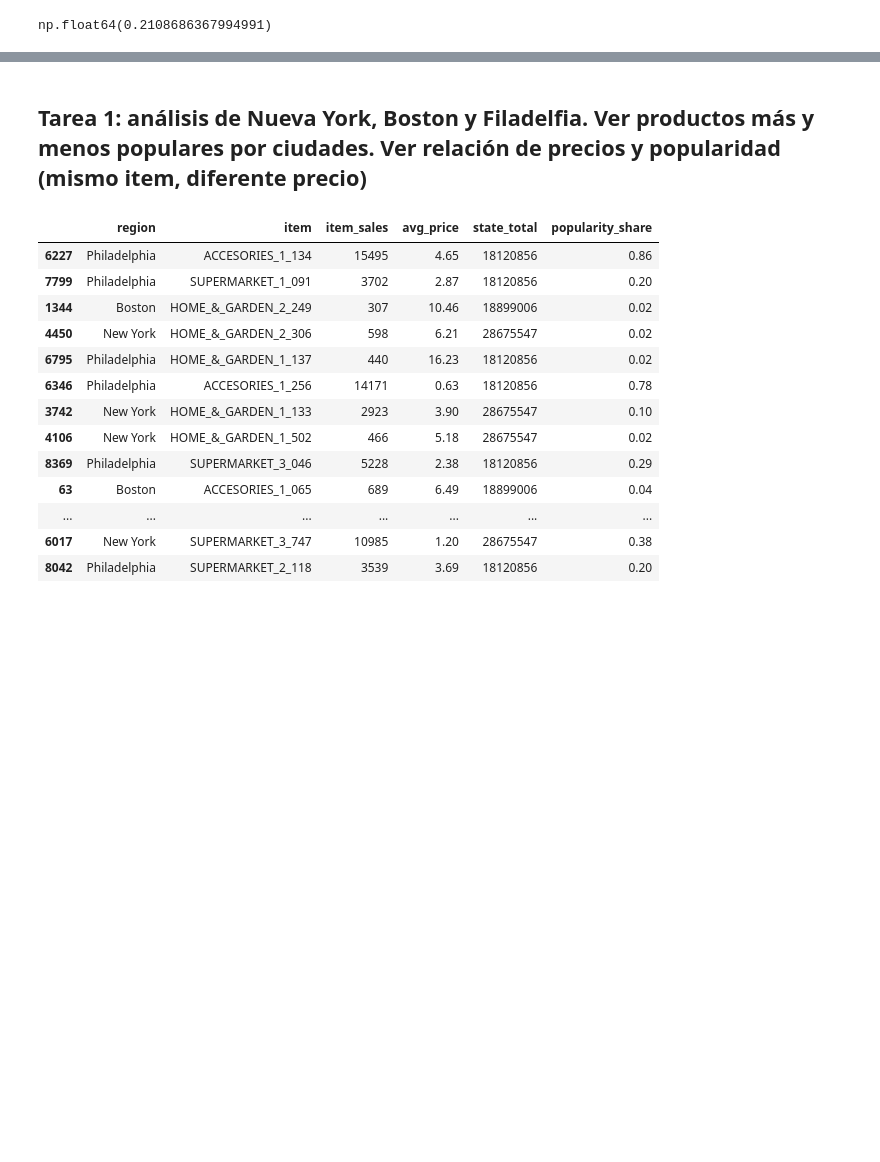
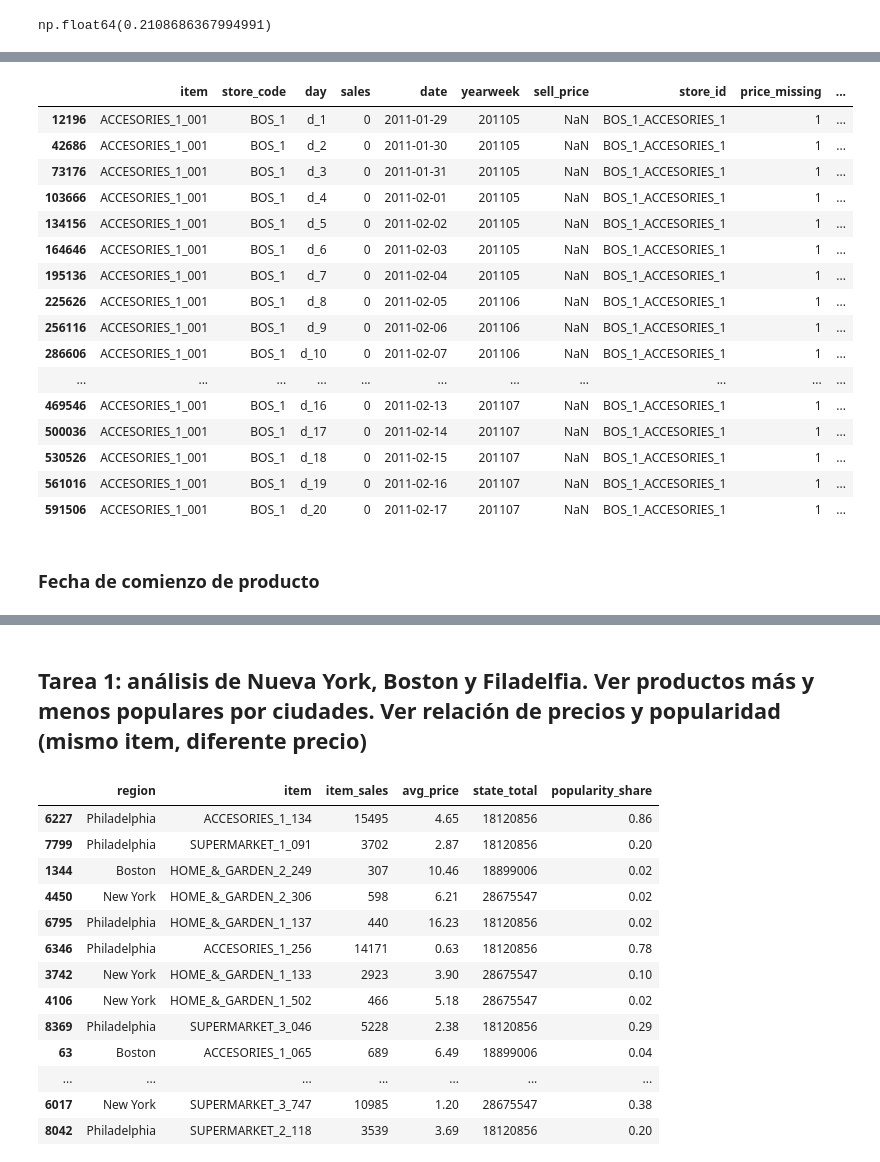
Before and after one commit to Ehunankakoa/nuclio-datascience_AI, a Jupyter notebook: TFM/DSmarket_JMGZ.ipynb, the cells around one changed output, grey strips where cells are left out. Drawn from its saved outputs; the diff is of its cells as text; code cells hidden in the pictures; blank space fills up the shorter version.

```diff
--- a/TFM/DSmarket_JMGZ.ipynb
+++ b/TFM/DSmarket_JMGZ.ipynb
@@ -793,0 +659,11 @@ memory usage: 713.9+ MB
+# %%
+fact_sales['price_missing'] = fact_sales['sell_price'].isna().astype(int)
+# %%
+fact_sales = fact_sales.sort_values(['item', 'store_code', 'date'])
+# %%
+fact_sales['missing_group'] = (
+    fact_sales.groupby(['item', 'store_code'])['price_missing']
+    .diff()
+    .ne(0)
+    .cumsum()
+)
@@ -793,0 +695,10 @@ memory usage: 713.9+ MB
+# %%
+# 2. Interpolate short gaps (<= 28 days)
+fact_sales['sell_price'] = fact_sales.groupby(
+    ['item', 'store_code']
+)['sell_price'].transform(lambda x: x.interpolate(limit=28))
+
+# 3. Forward fill ONLY small remaining gaps
+fact_sales['sell_price'] = fact_sales.groupby(
+    ['item', 'store_code']
+)['sell_price'].ffill(limit=28)
@@ -793,0 +745,22 @@ memory usage: 713.9+ MB
+# %%
+fact_sales.head(20)
+# %% [output]
+|  | item | store_code | day | sales | date | yearweek | sell_price | store_id | price_missing | ... |
+| 12196 | ACCESORIES_1_001 | BOS_1 | d_1 | 0 | 2011-01-29 | 201105 | NaN | BOS_1_ACCESORIES_1 | 1 | ... |
+| 42686 | ACCESORIES_1_001 | BOS_1 | d_2 | 0 | 2011-01-30 | 201105 | NaN | BOS_1_ACCESORIES_1 | 1 | ... |
+| 73176 | ACCESORIES_1_001 | BOS_1 | d_3 | 0 | 2011-01-31 | 201105 | NaN | BOS_1_ACCESORIES_1 | 1 | ... |
+| 103666 | ACCESORIES_1_001 | BOS_1 | d_4 | 0 | 2011-02-01 | 201105 | NaN | BOS_1_ACCESORIES_1 | 1 | ... |
+| 134156 | ACCESORIES_1_001 | BOS_1 | d_5 | 0 | 2011-02-02 | 201105 | NaN | BOS_1_ACCESORIES_1 | 1 | ... |
+| 164646 | ACCESORIES_1_001 | BOS_1 | d_6 | 0 | 2011-02-03 | 201105 | NaN | BOS_1_ACCESORIES_1 | 1 | ... |
+| 195136 | ACCESORIES_1_001 | BOS_1 | d_7 | 0 | 2011-02-04 | 201105 | NaN | BOS_1_ACCESORIES_1 | 1 | ... |
+| 225626 | ACCESORIES_1_001 | BOS_1 | d_8 | 0 | 2011-02-05 | 201106 | NaN | BOS_1_ACCESORIES_1 | 1 | ... |
+| 256116 | ACCESORIES_1_001 | BOS_1 | d_9 | 0 | 2011-02-06 | 201106 | NaN | BOS_1_ACCESORIES_1 | 1 | ... |
+| 286606 | ACCESORIES_1_001 | BOS_1 | d_10 | 0 | 2011-02-07 | 201106 | NaN | BOS_1_ACCESORIES_1 | 1 | ... |
+| ... | ... | ... | ... | ... | ... | ... | ... | ... | ... | ... |
+| 469546 | ACCESORIES_1_001 | BOS_1 | d_16 | 0 | 2011-02-13 | 201107 | NaN | BOS_1_ACCESORIES_1 | 1 | ... |
+| 500036 | ACCESORIES_1_001 | BOS_1 | d_17 | 0 | 2011-02-14 | 201107 | NaN | BOS_1_ACCESORIES_1 | 1 | ... |
+| 530526 | ACCESORIES_1_001 | BOS_1 | d_18 | 0 | 2011-02-15 | 201107 | NaN | BOS_1_ACCESORIES_1 | 1 | ... |
+| 561016 | ACCESORIES_1_001 | BOS_1 | d_19 | 0 | 2011-02-16 | 201107 | NaN | BOS_1_ACCESORIES_1 | 1 | ... |
+| 591506 | ACCESORIES_1_001 | BOS_1 | d_20 | 0 | 2011-02-17 | 201107 | NaN | BOS_1_ACCESORIES_1 | 1 | ... |
+# %% [markdown]
+### Fecha de comienzo de producto
```
Also changed, not shown: parts of 74 cells of this notebook, 14 other files.
